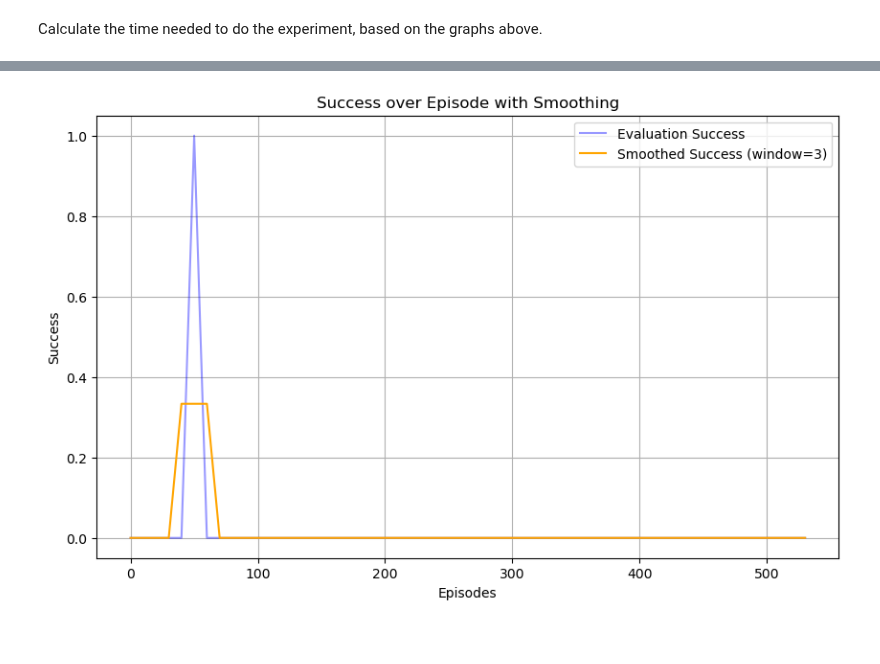
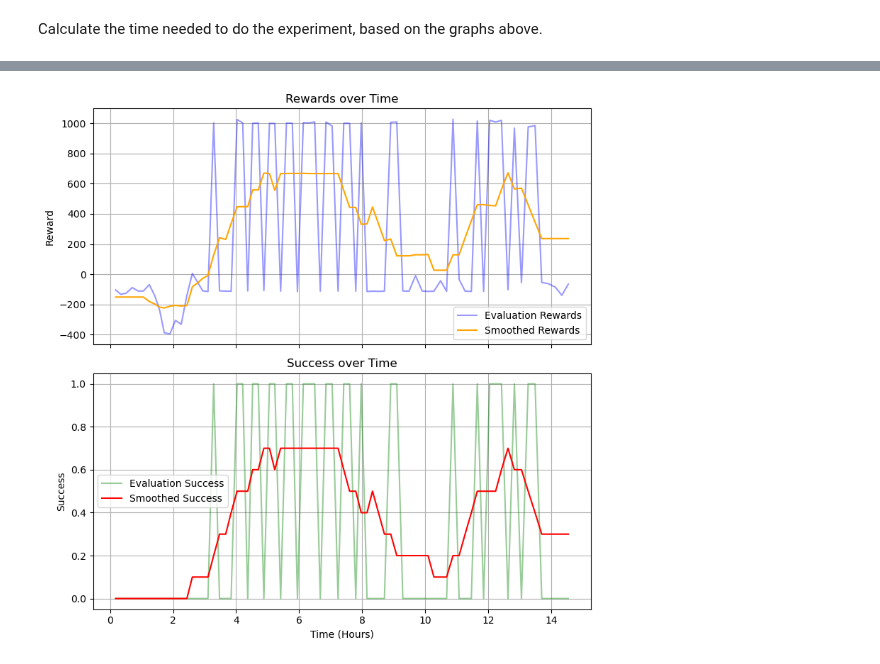
Before and after one commit to turcato-niccolo/test_turtlebot, a Jupyter notebook: results_gazebo.ipynb, the cells around one changed output, grey strips where cells are left out. Saved outputs shown, nothing was run; the diff lists cells and outputs as text; code cells hidden in the pictures; blank space fills up the shorter version.

```diff
--- a/results_gazebo.ipynb
+++ b/results_gazebo.ipynb
@@ -309,27 +141,0 @@ plt.show()
-# %%
-# Load the data
-loaded_data = np.load("./results/eval_TD3_256_256_0.npz")
-rewards = loaded_data['Evaluation_Success_List']
-
-# Smoothing with padding to match lengths
-window_size = 3
-smoothed_rewards = np.convolve(rewards, np.ones(window_size)/window_size, mode='valid')
-padded_rewards = np.pad(smoothed_rewards, (window_size // 2, window_size - window_size // 2 - 1), mode='edge')
-
-# Plot the rewards
-plt.figure(figsize=(10, 6))
-evaluation_steps = np.arange(len(rewards)) * 10
-
-plt.plot(evaluation_steps, rewards, label="Evaluation Success", color='blue', alpha=0.4)
-plt.plot(evaluation_steps, padded_rewards, label="Smoothed Success (window=3)", color='orange')
-
-# Add labels, title, and legend
-plt.xlabel("Episodes")
-plt.ylabel("Success")
-plt.title("Success over Episode with Smoothing")
-plt.legend()
-plt.grid(True)
-
-plt.show()
-# %% [output]
-[figure, removed]
@@ -335,0 +199,4 @@ plt.show()
+# %%
+plot_evaluation_data("./results/eval_TD3_64_128_0.npz", window_size=10)
+# %% [output]
+[figure, added]
```
Also changed, not shown: parts of 5 cells of this notebook, 1 other file.
